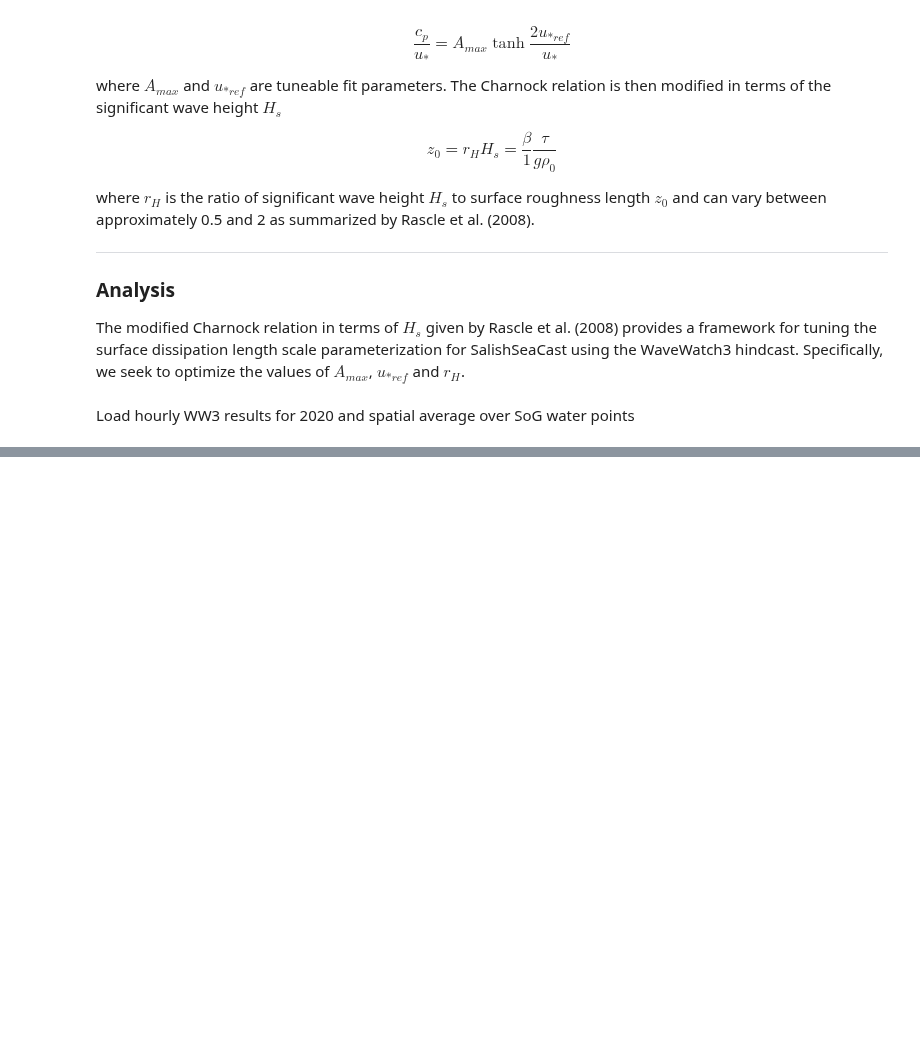
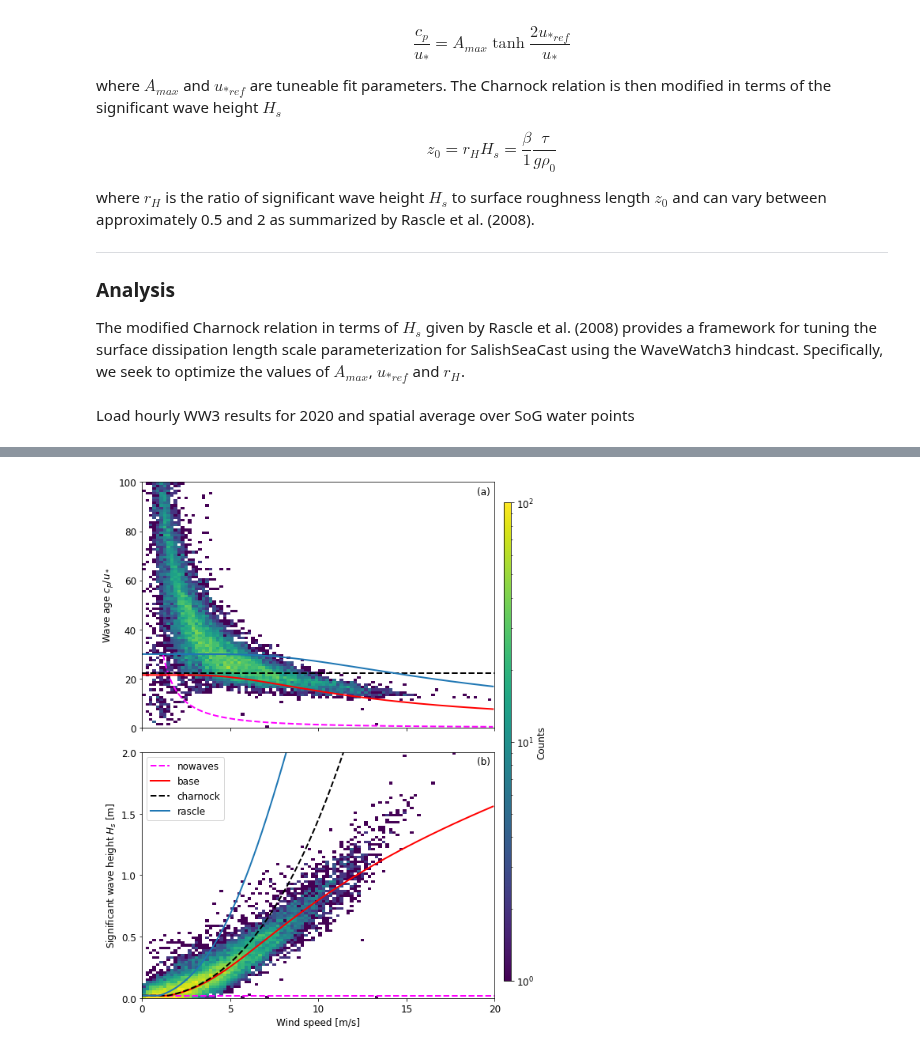
Before and after one commit to SalishSeaCast/analysis-ben, a Jupyter notebook: notebooks/wavemixing.ipynb, the cells around one changed output, grey strips where cells are left out. Cells and saved outputs as stored; diff of their text form; code cells hidden in the pictures; blank space fills up the shorter version.

```diff
--- a/notebooks/wavemixing.ipynb
+++ b/notebooks/wavemixing.ipynb
@@ -125,0 +139,63 @@ axs[0].legend()
+# %%
+wspd_plot = np.arange(0, 20, 0.1)
+Cd = calc_Cd(wspd_plot**2)
+tau = rho_air * Cd * wspd_plot**2
+z0_min = 0.02
+# %%
+fig, axs = plt.subplots(2, 1, figsize=(8, 12), gridspec_kw={'hspace': 0.1})
+xlim = [0, 20]
+for ax, var, ylim, label in zip(axs, [cp/ustar, Hs], [(0, 100), (0, 2)], ['(a)', '(b)']):
+    _, _, _, c = ax.hist2d(np.sqrt(uw2[index]), var, bins=100, range=[xlim, ylim], norm=colors.LogNorm(vmin=1, vmax=100))
+    ax.set_xlim(xlim)
+    ax.set_ylim(ylim)
+    ax.text(0.95, 0.95, label, transform=ax.transAxes)
+    ax.xaxis.set_ticks(range(0, 21, 5))
+axs[0].xaxis.set_ticklabels('')
+axs[1].yaxis.set_ticks(np.arange(0, 2.1, 0.5))
+axs[0].set_ylabel('Wave age $c_p/u_*$')
+axs[1].set_ylabel('Significant wave height $H_s$ [m]')
+axs[1].set_xlabel('Wind speed [m/s]')
+
+# No waves
+beta = z0_min * g * rho_0 / tau
+wvage = (beta / 665)**(2/3)
+wvage[wvage > 30] = np.nan
+axs[0].plot(wspd_plot, wvage, '--', color='magenta', lw=2, label='nowaves')
+axs[1].plot(xlim, [z0_min, z0_min], '--', color='magenta', lw=2, label='nowaves')
+
+# New fit
+rn_wvage_max = 21.5
+rn_ustar_ref = 0.175
+wvage = rn_wvage_max * np.tanh(2 * rn_ustar_ref / np.sqrt(tau / rho_air))
+beta = 665 * wvage**1.5
+z0 = beta * tau / (g * rho_0)
+z0[z0 < z0_min] = z0_min
+axs[0].plot(wspd_plot, wvage, 'r-', lw=2, label='base')
+axs[1].plot(wspd_plot, z0, 'r-', lw=2, label='base')
+
+# Charnock
+beta = 70000
+wvage = (beta / 665)**(2/3)
+z0 = beta * tau / (g * rho_0)
+z0[z0 < z0_min] = z0_min
+axs[0].plot(xlim, [wvage, wvage], 'k--', lw=2, label='charnock')
+axs[1].plot(wspd_plot, z0, 'k--', lw=2, label='charnock')
+
+# Rascle
+rn_wvage_max = 30
+rn_ustar_ref = 0.3
+rn_frac_hs = 1.3 / 0.85
+wvage = rn_wvage_max * np.tanh(2 * rn_ustar_ref / np.sqrt(tau / rho_air))
+beta = 665 * wvage**1.5
+z0 = rn_frac_hs * beta * tau / (g * rho_0)
+z0[z0 < z0_min] = z0_min
+axs[0].plot(wspd_plot, wvage, '-', lw=2, label='rascle')
+axs[1].plot(wspd_plot, z0, '-', lw=2, label='rascle')
+
+cax = fig.add_axes([0.92, 0.15, 0.015, 0.7])
+fig.colorbar(c, cax=cax, label='Counts')
+axs[1].legend(loc=2)
+
+fig.savefig('/home/bmoorema/Desktop/wavetuning_parameterizations.pdf', bbox_inches='tight')
+# %% [output]
+[figure, added]
```
Also changed, not shown: parts of 3 cells of this notebook, 2 other files.
